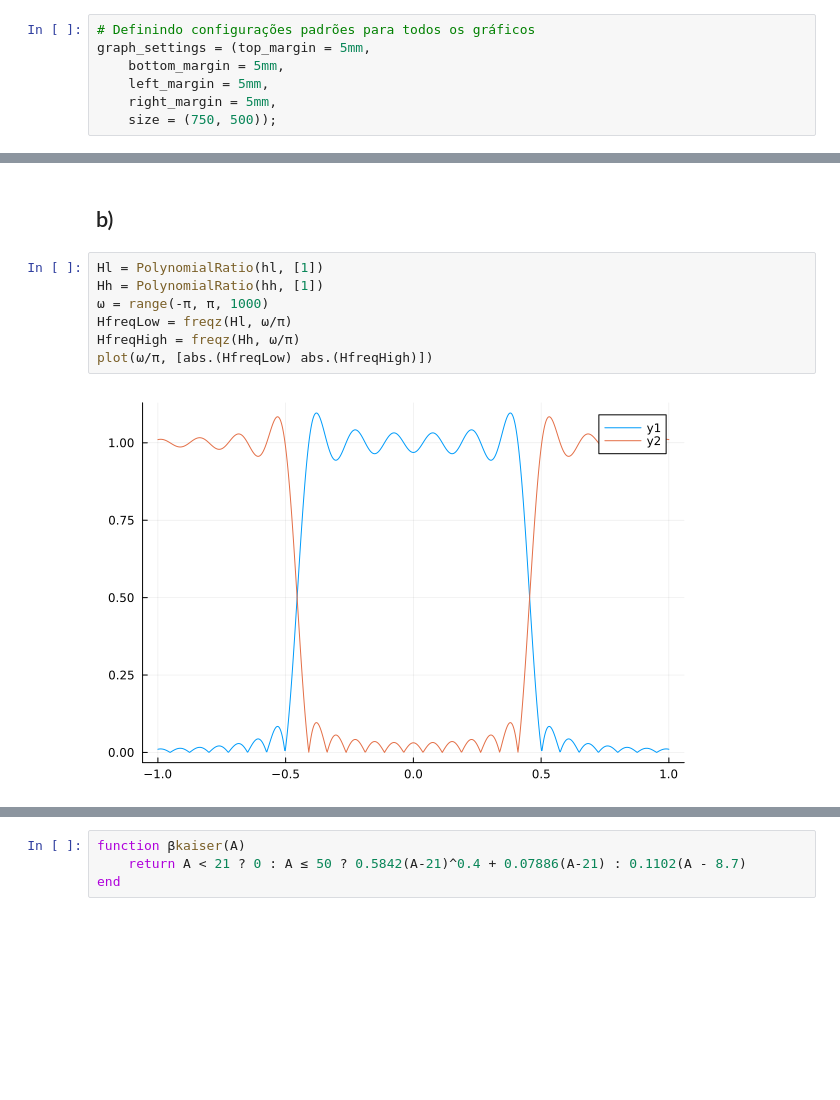
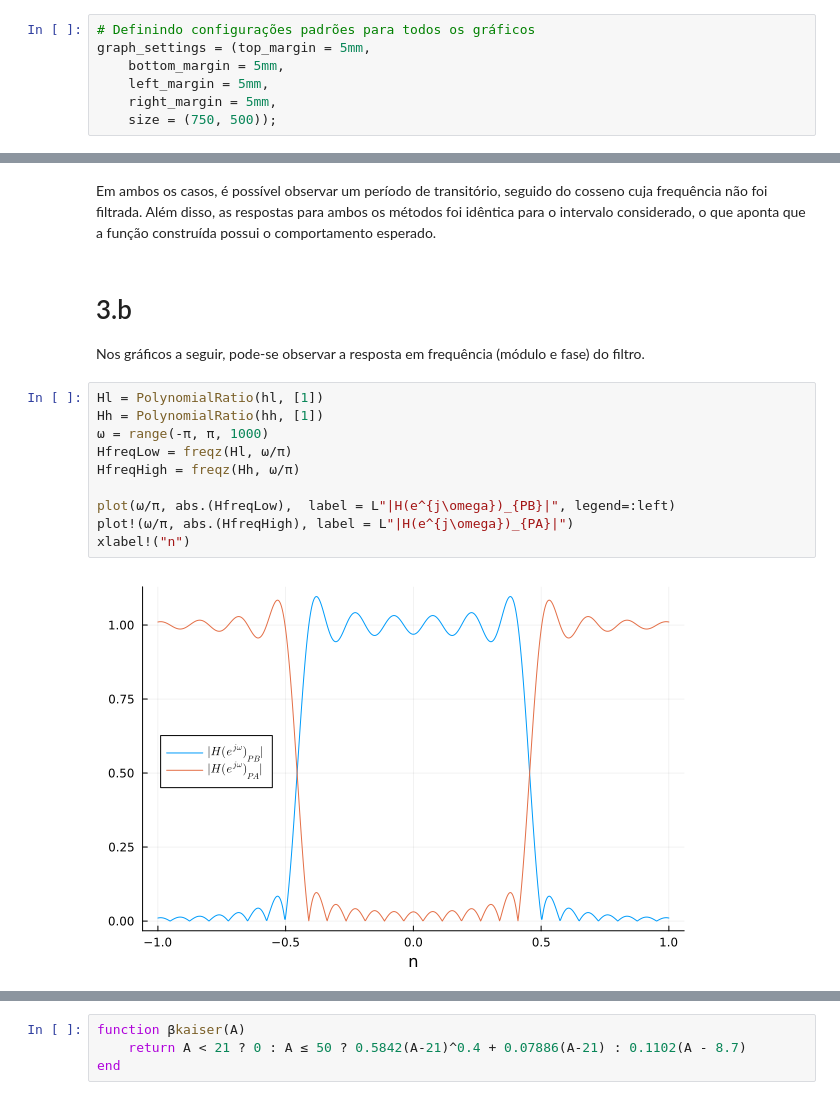
Before and after one commit to HenriqueLefundes/EP2_PES, a Jupyter notebook: EP2.ipynb, the cells around one changed output, grey strips where cells are left out. Saved outputs shown, nothing was run; the diff lists cells and outputs as text; blank space fills up the shorter version.

```diff
--- a/EP2.ipynb
+++ b/EP2.ipynb
@@ -91,11 +82,18 @@ plot([x2 xfilthigh xconvhigh])
-# %% [markdown]
-## b)
+# %% [markdown]
+Em ambos os casos, é possível observar um período de transitório, seguido do cosseno cuja frequência não foi filtrada. Além disso, as respostas para ambos os métodos foi idêntica para o intervalo considerado, o que aponta que a função construída possui o comportamento esperado.
+# %% [markdown]
+# 3.b
+
+Nos gráficos a seguir, pode-se observar a resposta em frequência (módulo e fase) do filtro.
 # %%
 Hl = PolynomialRatio(hl, [1])
 Hh = PolynomialRatio(hh, [1])
 ω = range(-π, π, 1000)
 HfreqLow = freqz(Hl, ω/π)
 HfreqHigh = freqz(Hh, ω/π)
-plot(ω/π, [abs.(HfreqLow) abs.(HfreqHigh)])
+
+plot(ω/π, abs.(HfreqLow),  label = L"|H(e^{j\omega})_{PB}|", legend=:left)
+plot!(ω/π, abs.(HfreqHigh), label = L"|H(e^{j\omega})_{PA}|")
+xlabel!("n")
 # %% [output]
-[figure, old version]
+[figure, new version]
```
Also changed, not shown: parts of 38 cells of this notebook.
